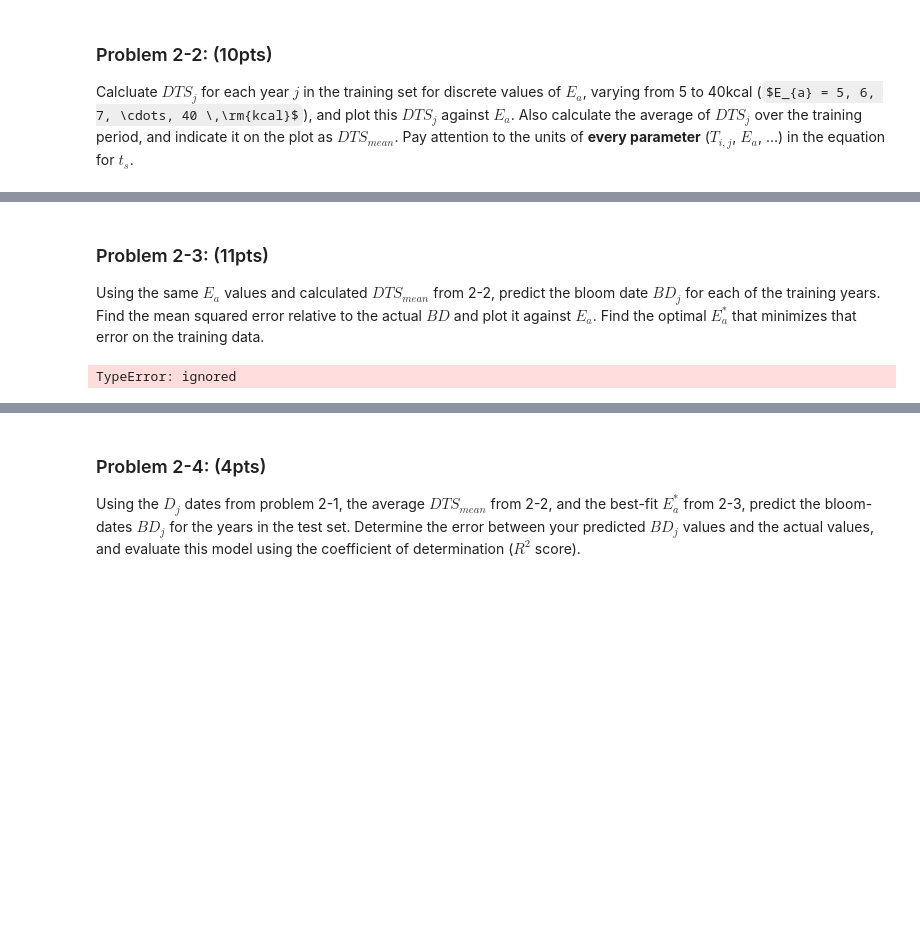
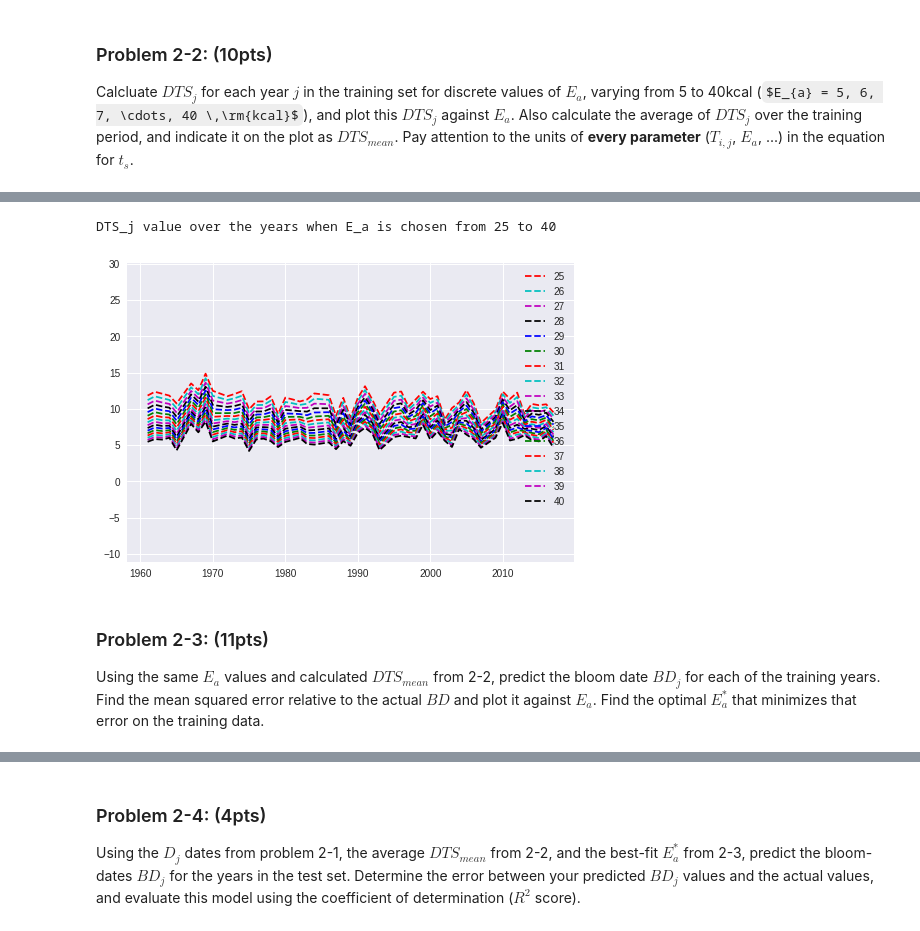
Before and after one commit to hoangloc0402/sakura-blossom, a Jupyter notebook: Exam(ENG).ipynb, the cells around one changed output, grey strips where cells are left out. Saved outputs shown, nothing was run; the diff lists cells and outputs as text; code cells hidden in the pictures; some formulas as TeX source; blank space fills up the shorter version.

```diff
--- a/Exam(ENG).ipynb
+++ b/Exam(ENG).ipynb
@@ -548,8 +577,19 @@ plt.show()
+# %%
+E_a_range = range(25, 40 + 1)
+fig, ax = plt.subplots()
+for idx, row in df_DTS_j.iterrows():
+  E_a = int(row['E_a'] / 4184)
+  if E_a not in E_a_range:
+    continue
+  DTS_j = row.tolist()[1:]
+  ax.plot(training_years, DTS_j, '--' + next(cycol) , label=str(E_a))
+ax.axis('equal')
+leg = ax.legend()
+print('DTS_j value over the years when E_a is chosen from 25 to 40')
+plt.show()
+# %% [output]
+DTS_j value over the years when E_a is chosen from 25 to 40
+[figure, added]
 # %% [markdown]
 ### Problem 2-3: (11pts)
 Using the same $E_{a}$ values and calculated $DTS_{mean}$ from 2-2, predict the bloom date $BD_{j}$ for each of the training years. Find the mean squared error relative to the actual $BD$ and plot it against $E_{a}$. Find the optimal $E_{a}^{*}$ that minimizes that error on the training data.
-# %%
-second_problem_predictor = predictor_linear_reg_model(df_tokyo)
-second_problem_predictor.fit(train_year)
-# %% [output]
-TypeError: ignored
```
Also changed, not shown: parts of 38 cells of this notebook.
